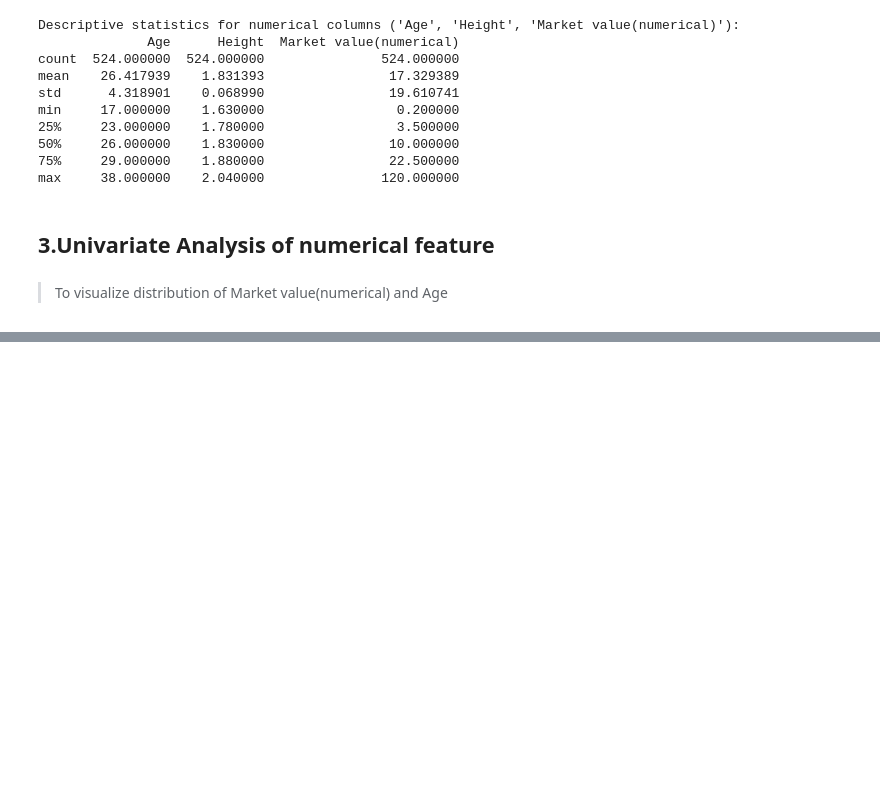
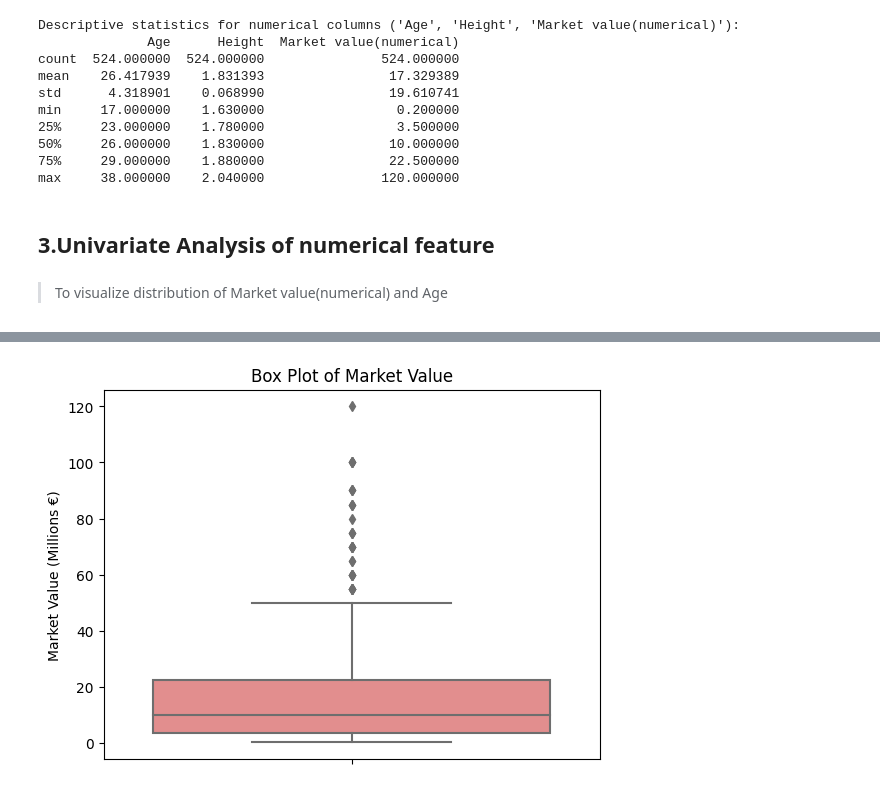
Before and after one commit to N-Garai/Premier-league-players-values-2021, a Jupyter notebook: Players'_value_2021.ipynb, the cells around one changed output, grey strips where cells are left out. Cells and saved outputs as stored; diff of their text form; code cells hidden in the pictures; blank space fills up the shorter version.

```diff
--- a/Players'_value_2021.ipynb
+++ b/Players'_value_2021.ipynb
@@ -242,0 +255,8 @@ max     38.000000    2.040000               120.000000
+# %%
+# Plot 2: Box plot for Market value
+sns.boxplot(y=df['Market value(numerical)'], color='lightcoral')
+plt.title('Box Plot of Market Value')
+plt.ylabel('Market Value (Millions €)')
+plt.show()
+# %% [output]
+[figure, added]
```
Also changed, not shown: parts of 12 cells of this notebook.
